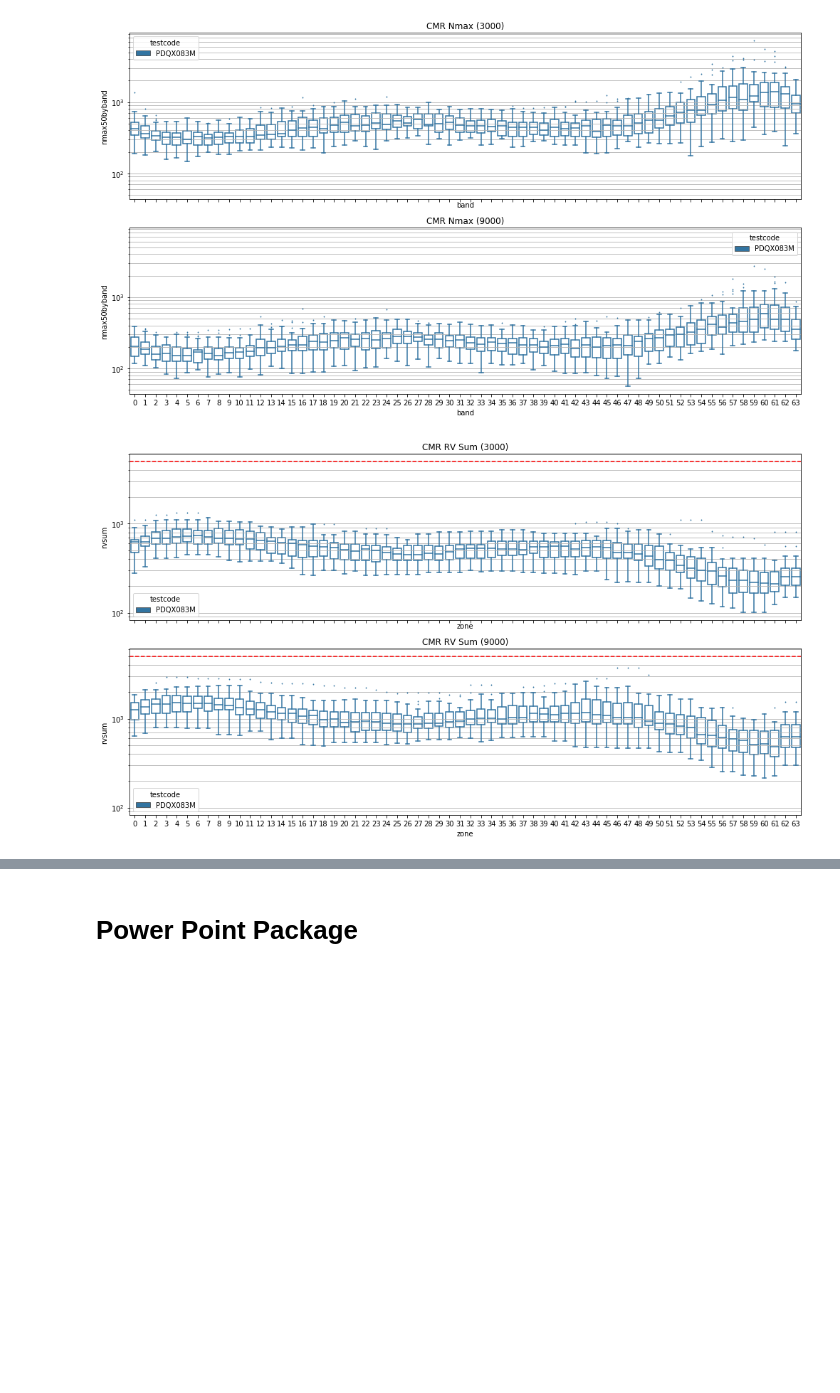
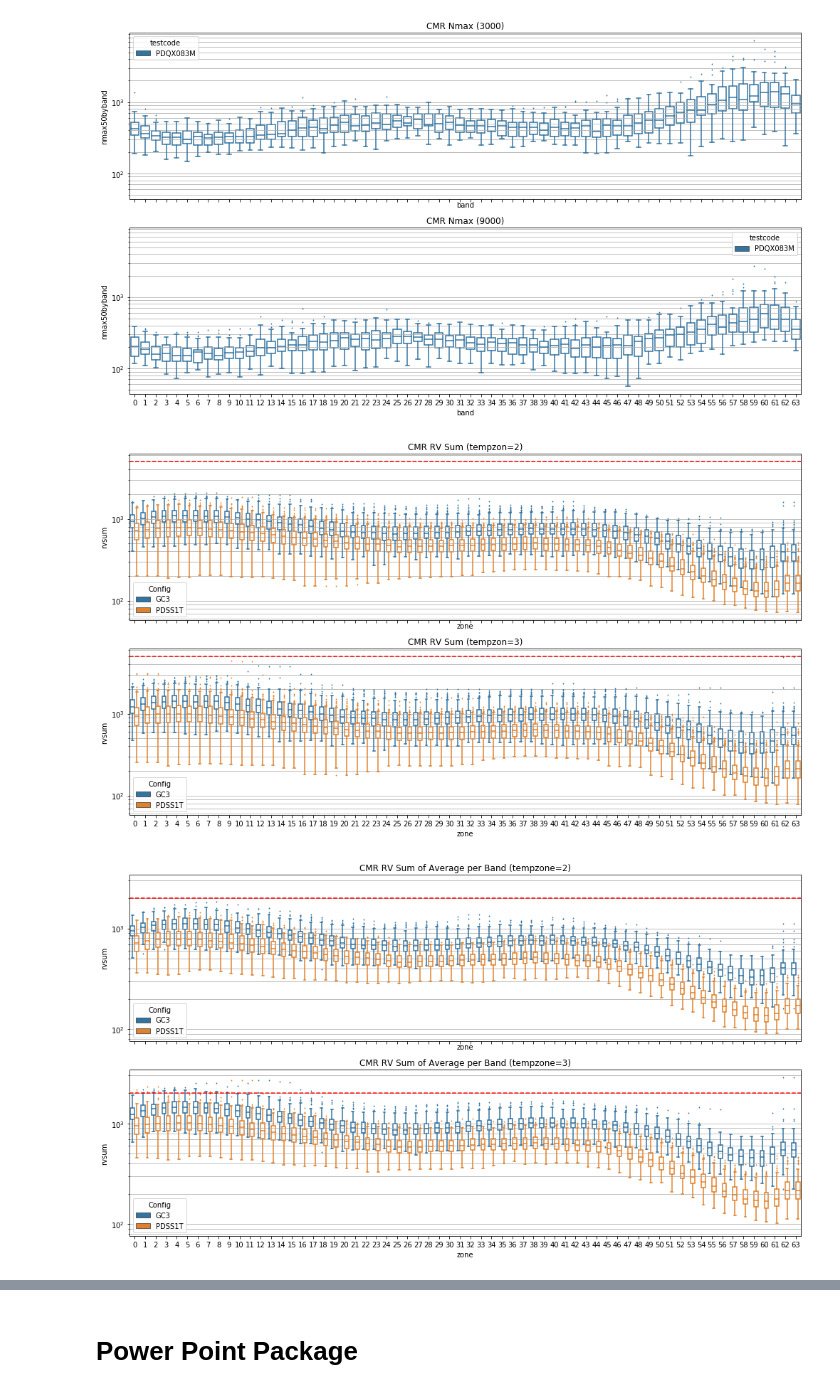
Before and after one commit to kiughigk/mfgcmd_ttr, a Jupyter notebook: notebook/parametric_summery.ipynb, the cells around one changed output, grey strips where cells are left out. Drawn from its saved outputs; the diff is of its cells as text; code cells hidden in the pictures; blank space fills up the shorter version.

```diff
--- a/notebook/parametric_summery.ipynb
+++ b/notebook/parametric_summery.ipynb
@@ -655,6 +655,13 @@ def make_group(df, hueName='Model'):
     df.loc[df['mfgid'].str.endswith('6'), hueName] = 'XMR_G4i'
 
     return(df)
+# %%
+def make_group2(df, hueName='Config'):
+
+    df.loc[df['mfgid'].str.startswith('KJ'), hueName] = 'GC3'
+    df.loc[df['mfgid'].str.startswith('KK'), hueName] = 'PDSS1T'
+
+    return(df)
 # %%
 #parameters
 stpi      = 580.0
@@ -1935,44 +1977,81 @@ plt.savefig('nmax_cmr.png', format='png')
 # %%
 #64band RV
 
-#Nmax of DATI
+#DATI
 %matplotlib inline
-df = make_group(pd.read_pickle('df_ccb_ci_dati_theta.pkl').query("row_num==1"))
-hue = 'testcode'
-hue_order = ['PDQX083M']
+df = make_group2(pd.read_pickle('df_ccb_ci_dati_theta.pkl').query("row_num==1"))
+hue = 'Config'
+hue_order = ['GC3', 'PDSS1T']
 
 #CMR
 fig,ax=plt.subplots(2,1, sharex=True, sharey=True, figsize=(14,8))
-for h, qual in enumerate(['3000', '9000']):
+for h, tempzone in enumerate([2, 3]):
     sns.boxplot(x='zone', y='rvsum', hue=hue,
-                data=df.query("qualifier=='%s' and rvsum >= 1 and tempzone==3"%qual),
+                data=df.query("qualifier=='9000' and rvsum >= 1 and tempzone==%d"%tempzone),
                 dodge=True, fliersize=1, ax=ax[h],
                 hue_order=hue_order,
                 #palette={'M1TY':'C0', 'M1Y1':'C1'}
                 #color='C0'
                )
     for i,artist in enumerate(ax[h].artists):
         # Set the linecolor on the artist to the facecolor, and set the facecolor to None
         col = artist.get_facecolor()
         artist.set_edgecolor(col)
         artist.set_facecolor('None')
 
         # Each box has 6 associated Line2D objects (to make the whiskers, fliers, etc.)
         # Loop over them here, and use the same colour as above
         for j in range(i*6,i*6+6):
             line = ax[h].lines[j]
             line.set_color(col)
             line.set_mfc(col)
             line.set_mec(col)
 
-    ax[h].set_title('CMR RV Sum (%s)'%qual)
+    ax[h].set_title('CMR RV Sum (tempzon=%d)'%tempzone)
     ax[h].set_yscale('log')
     ax[h].axhline(5000, c='red', linestyle='dashed')
     #ax[h].set_ylim((1,1e6))
     ax[h].grid(axis='y', which='both')
 plt.tight_layout()
 plt.savefig('rvsum_cmr.png', format='png')
+
+
+#CMR, average by zone
+fig,ax=plt.subplots(2,1, sharex=True, sharey=True, figsize=(14,8))
+dfpivot=pd.pivot_table(df,
+                       index=['hddsn', 'zone', 'qualifier', 'tempzone', 'Config'], values=['rvsum'],
+                       aggfunc=np.mean).reset_index(drop=False)
+for h, tempzone in enumerate([2, 3]):
+    sns.boxplot(x='zone', y='rvsum', hue=hue,
+                data=dfpivot.query("qualifier=='9000' and rvsum >= 1 and tempzone==%d"%(tempzone)),
+                dodge=True, fliersize=1, ax=ax[h],
+                hue_order=hue_order,
+                #palette={'M1TY':'C0', 'M1Y1':'C1'}
+                #color='C0'
+               )
+    for i,artist in enumerate(ax[h].artists):
+        # Set the linecolor on the artist to the facecolor, and set the facecolor to None
+        col = artist.get_facecolor()
+        artist.set_edgecolor(col)
+        artist.set_facecolor('None')
+
+        # Each box has 6 associated Line2D objects (to make the whiskers, fliers, etc.)
+        # Loop over them here, and use the same colour as above
+        for j in range(i*6,i*6+6):
+            line = ax[h].lines[j]
+            line.set_color(col)
+            line.set_mfc(col)
+            line.set_mec(col)
+
+    ax[h].set_title('CMR RV Sum of Average per Band (tempzone=%d)'%tempzone)
+    ax[h].set_yscale('log')
+    ax[h].axhline(2000, c='red', linestyle='dashed')
+    #ax[h].set_ylim((1,1e6))
+    ax[h].grid(axis='y', which='both')
+plt.tight_layout()
+plt.savefig('rvsum_average_cmr.png', format='png')
 # %% [output]
-[figure, old version]
+[figure, new version]
+[figure, added]
 # %%
 # JINX RV
```
Also changed, not shown: parts of 6 cells of this notebook, 1 other file.
